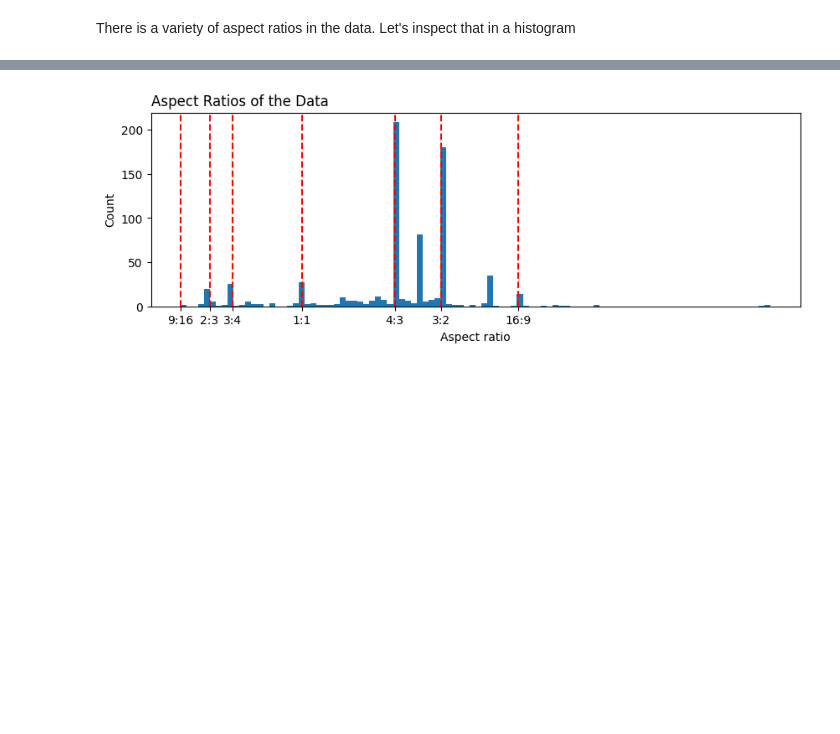
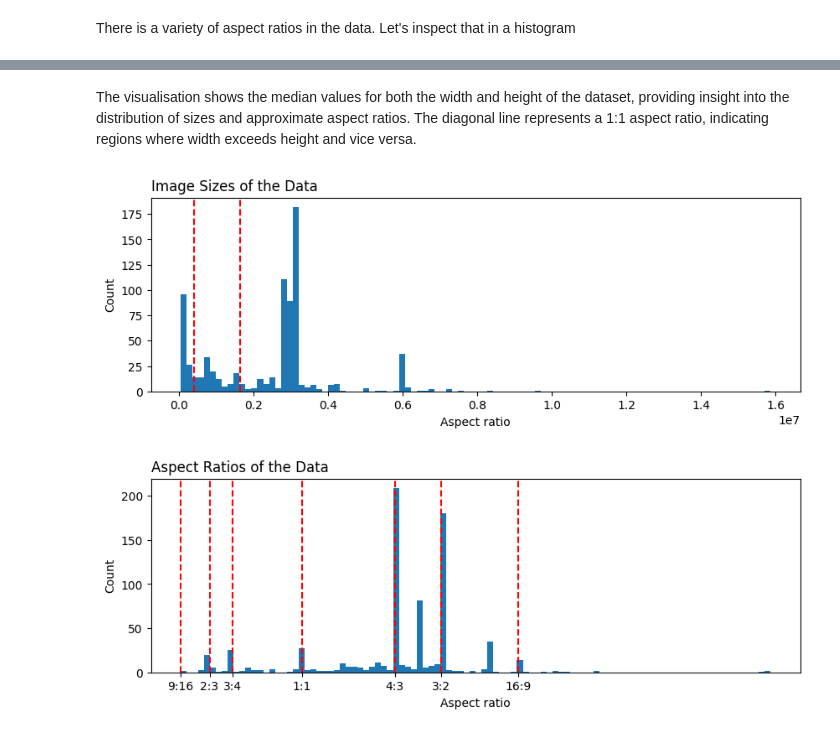
Before and after one commit to romanwolf-git/RooVision, a Jupyter notebook: notebooks/exploratory_data_analysis.ipynb, the cells around one changed output, grey strips where cells are left out. Saved outputs shown, nothing was run; the diff lists cells and outputs as text; code cells hidden in the pictures; blank space fills up the shorter version.

```diff
--- a/notebooks/exploratory_data_analysis.ipynb
+++ b/notebooks/exploratory_data_analysis.ipynb
@@ -107,3 +151,40 @@ There is a variety of aspect ratios in the data. Let's inspect that in a histogr
+# %% [markdown]
+The visualisation shows the median values for both the width and height of the dataset, providing insight into the distribution of sizes and approximate aspect ratios. The diagonal line represents a 1:1 aspect ratio, indicating regions where width exceeds height and vice versa.
+# %%
+def plot_hist_aspect_ratios(data, title):
+    """Plot a histogram of image sizes
+    :param list data: List of image sizes
+    :param str title: Title
+    :returns: None
+    """
+    # Define most common aspect ratios and their labels
+    most_common_aspect_ratios = [640*640, 1280*1280]
+    most_common_aspect_ratio_labels = ['640*640', '1280*1280']
+
+    # Create a histogram plot
+    fig, ax = plt.subplots(figsize=(10, 3))
+    ax.hist(data, bins=100)
+    ax.set_xlabel('Aspect ratio')
+    ax.set_ylabel('Count')
+    ax.set_title(title, loc='left')
+
+    # Add vertical lines for the most common aspect ratios
+    for idx, ratio in enumerate(most_common_aspect_ratios):
+        ax.axvline(x=ratio, color='red',
+                   linestyle='--',
+                   label=f'Aspect ratio {most_common_aspect_ratio_labels[idx]}')
+
+    # Set x-axis ticks and labels
+#    ax.set_xticks(most_common_aspect_ratios)
+#    ax.set_xticklabels(most_common_aspect_ratio_labels)
+
+    # Show the plot
+    plt.show()
+
+
+plot_hist_aspect_ratios(image_size_list, 'Image Sizes of the Data')
+# %% [output]
+[figure, added]
 # %%
 def plot_hist_aspect_ratios(data, title):
     """Plot a histogram of aspect ratios
```
Also changed, not shown: parts of 4 cells of this notebook.
